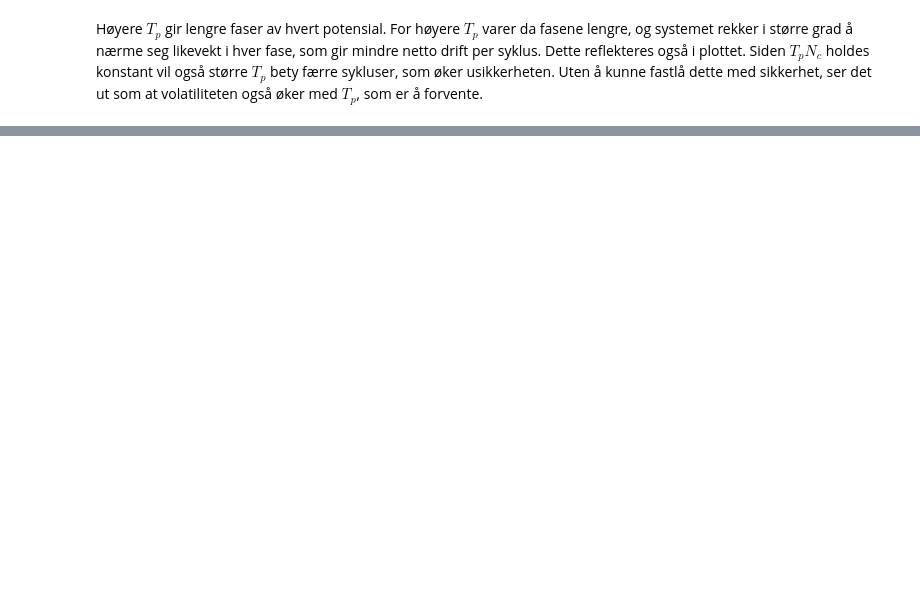
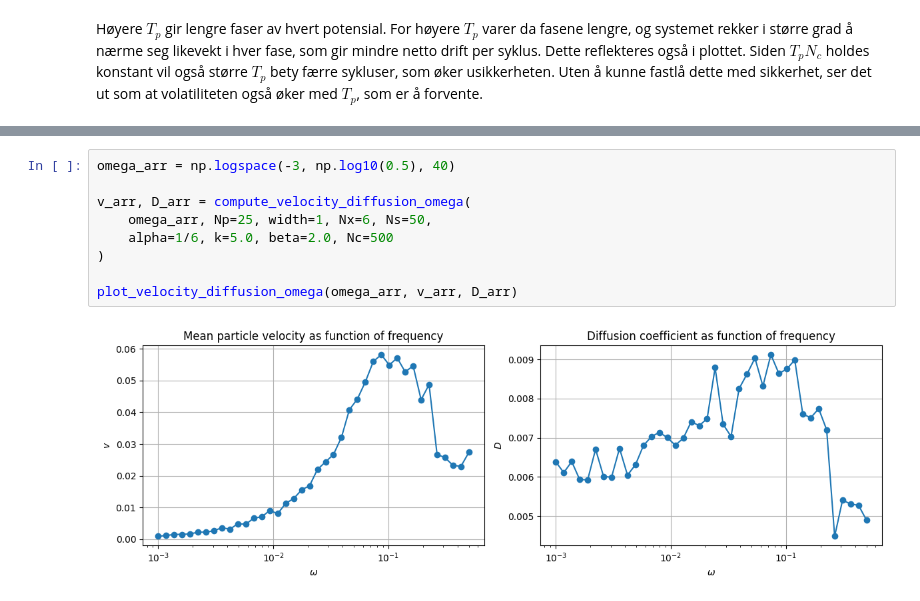
Before and after one commit to KristofferEide06/TMA4320_Project2, a Jupyter notebook: project2.ipynb, the cells around one changed output, grey strips where cells are left out. Drawn from its saved outputs; the diff is of its cells as text; blank space fills up the shorter version.

Commit message:
innledende diskusjon og noe plotting (4d)

```diff
--- a/project2.ipynb
+++ b/project2.ipynb
@@ -980,0 +1064,11 @@ Høyere $T_p$ gir lengre faser av hvert potensial. For høyere $T_p$ varer da fa
+# %%
+omega_arr = np.logspace(-3, np.log10(0.5), 40)
+
+v_arr, D_arr = compute_velocity_diffusion_omega(
+    omega_arr, Np=25, width=1, Nx=6, Ns=50,
+    alpha=1/6, k=5.0, beta=2.0, Nc=500
+)
+
+plot_velocity_diffusion_omega(omega_arr, v_arr, D_arr)
+# %% [output]
+[figure, added]
```
Also changed, not shown: parts of 14 cells of this notebook.
